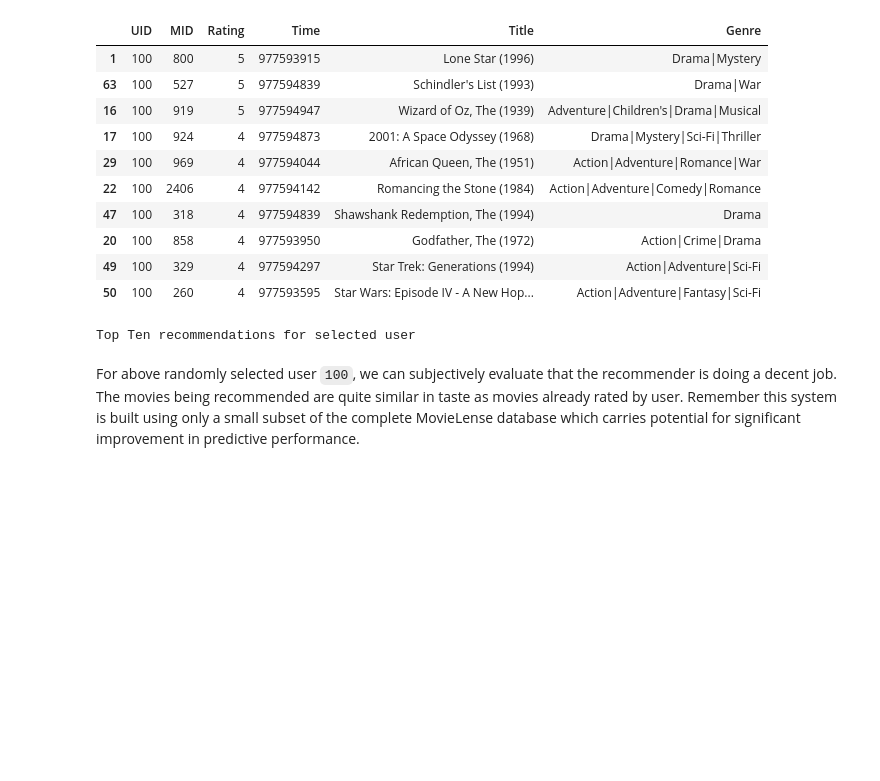
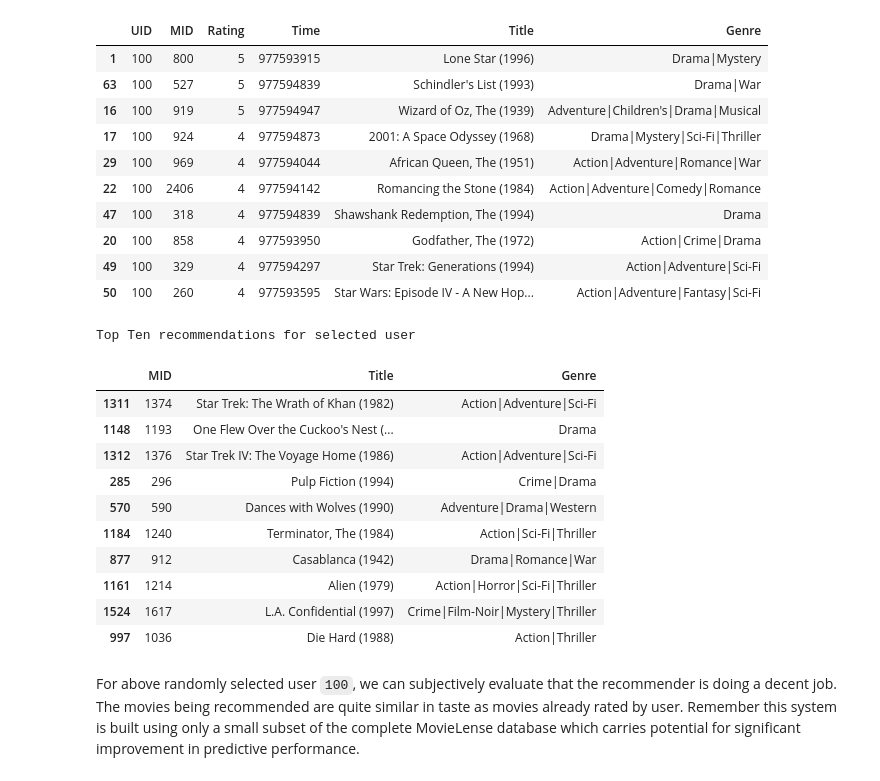
Before and after one commit to robillersomeone/dsc-4-39-04-singular-value-decomposition-numpy-scipy-lab-nyc-career-ds-102218, a Jupyter notebook: index.ipynb, the cells around one changed output. Saved outputs shown, nothing was run; the diff lists cells and outputs as text; code cells hidden in the pictures; blank space fills up the shorter version.

```diff
--- a/index.ipynb
+++ b/index.ipynb
@@ -289,10 +289,21 @@ rated.head(10)
 # %%
 # Uncomment to run
 
 print ("\nTop Ten recommendations for selected user" )
-# recommended
+recommended
 # %% [output]
 Top Ten recommendations for selected user
+|  | MID | Title | Genre |
+| 1311 | 1374 | Star Trek: The Wrath of Khan (1982) | Action|Adventure|Sci-Fi |
+| 1148 | 1193 | One Flew Over the Cuckoo's Nest (... | Drama |
+| 1312 | 1376 | Star Trek IV: The Voyage Home (1986) | Action|Adventure|Sci-Fi |
+| 285 | 296 | Pulp Fiction (1994) | Crime|Drama |
+| 570 | 590 | Dances with Wolves (1990) | Adventure|Drama|Western |
+| 1184 | 1240 | Terminator, The (1984) | Action|Sci-Fi|Thriller |
+| 877 | 912 | Casablanca (1942) | Drama|Romance|War |
+| 1161 | 1214 | Alien (1979) | Action|Horror|Sci-Fi|Thriller |
+| 1524 | 1617 | L.A. Confidential (1997) | Crime|Film-Noir|Mystery|Thriller |
+| 997 | 1036 | Die Hard (1988) | Action|Thriller |
 # %% [markdown]
 For above randomly selected user `100`, we can subjectively evaluate that the recommender is doing a decent job. The movies being recommended are quite similar in taste as movies already rated by user. Remember this system is built using only a small subset of the complete MovieLense database which carries potential for significant improvement in predictive performance.
 # %% [markdown]
```
